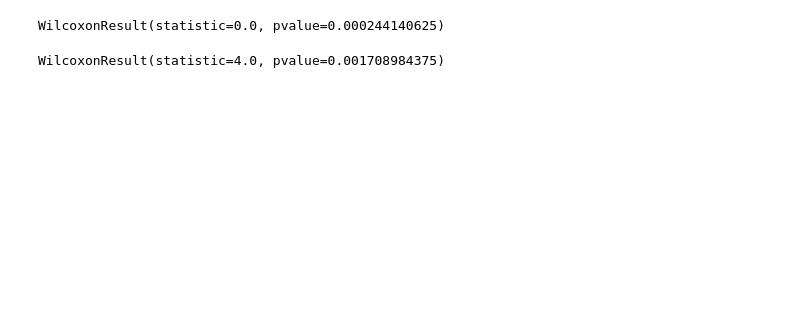
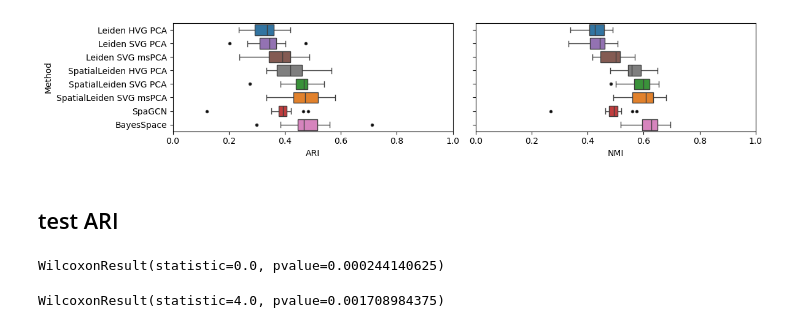
Before and after one commit to HiDiHlabs/SpatialLeiden-Study, a Jupyter notebook: 3_Fig.ipynb, the cells around one changed output. Cells and saved outputs as stored; diff of their text form; code cells hidden in the pictures; blank space fills up the shorter version.

```diff
--- a/3_Fig.ipynb
+++ b/3_Fig.ipynb
@@ -171 +244,32 @@ nmi = scores.pivot(columns="Method", values="NMI")
+# %%
+flierprops = dict(marker=".", markerfacecolor="black")
+
+fig, axs = plt.subplots(ncols=2, figsize=(12, 2.5), sharex=True, sharey=True)
+sns.boxplot(
+    data=scores,
+    y="Method",
+    x="ARI",
+    hue="Method",
+    order=order,
+    flierprops=flierprops,
+    ax=axs[0],
+)
+_ = axs[0].set(xlim=(0, 1))
+
+sns.boxplot(
+    data=scores,
+    y="Method",
+    x="NMI",
+    hue="Method",
+    order=order,
+    flierprops=flierprops,
+    ax=axs[1],
+)
+
+fig.tight_layout()
+fig.savefig(fig_dir / "Fig1b.pdf", dpi=600)
+# %% [output]
+[figure, added]
+# %% [markdown]
+## test ARI
 # %%
```
Also changed, not shown: parts of 32 cells of this notebook, 1 other file.
